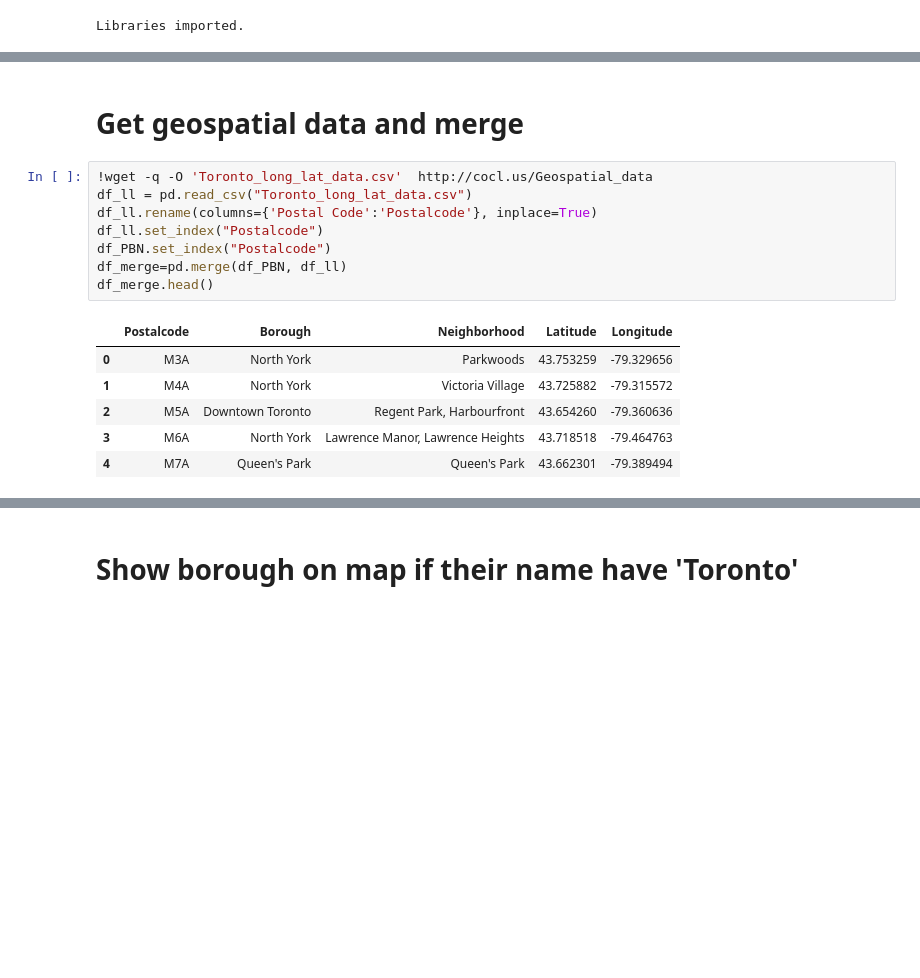
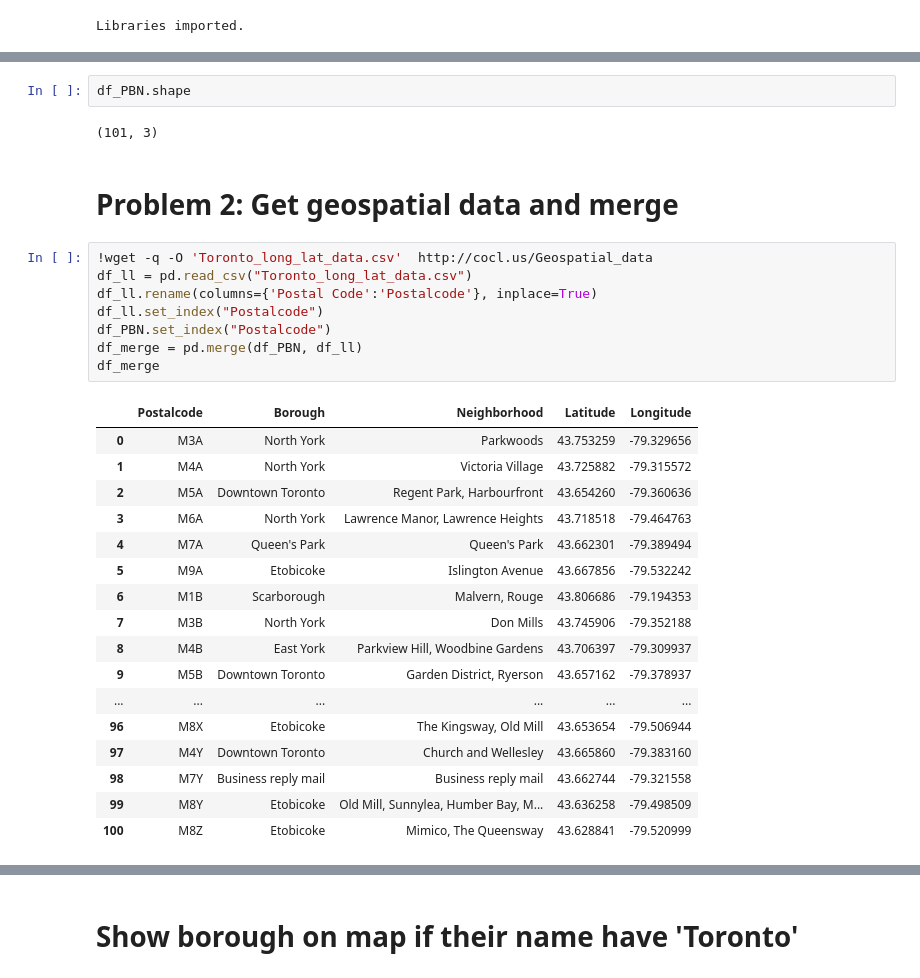
Before and after one commit to Napoleon0sam/Coursera_Capstone, a Jupyter notebook: Segmenting and Clustering Neighborhoods in Toronto.ipynb, the cells around one changed output, grey strips where cells are left out. Drawn from its saved outputs; the diff is of its cells as text; blank space fills up the shorter version.

```diff
--- a/Segmenting and Clustering Neighborhoods in Toronto.ipynb
+++ b/Segmenting and Clustering Neighborhoods in Toronto.ipynb
@@ -104,18 +96,33 @@ df_PBN.head(5)
+# %%
+df_PBN.shape
+# %% [output]
+(101, 3)
 # %% [markdown]
-# Get geospatial data and merge
+# Problem 2: Get geospatial data and merge
 # %%
 !wget -q -O 'Toronto_long_lat_data.csv'  http://cocl.us/Geospatial_data
 df_ll = pd.read_csv("Toronto_long_lat_data.csv")
 df_ll.rename(columns={'Postal Code':'Postalcode'}, inplace=True)
 df_ll.set_index("Postalcode")
 df_PBN.set_index("Postalcode")
-df_merge=pd.merge(df_PBN, df_ll)
-df_merge.head()
+df_merge = pd.merge(df_PBN, df_ll)
+df_merge
 # %% [output]
 |  | Postalcode | Borough | Neighborhood | Latitude | Longitude |
 | 0 | M3A | North York | Parkwoods | 43.753259 | -79.329656 |
 | 1 | M4A | North York | Victoria Village | 43.725882 | -79.315572 |
 | 2 | M5A | Downtown Toronto | Regent Park, Harbourfront | 43.654260 | -79.360636 |
 | 3 | M6A | North York | Lawrence Manor, Lawrence Heights | 43.718518 | -79.464763 |
 | 4 | M7A | Queen's Park | Queen's Park | 43.662301 | -79.389494 |
+| 5 | M9A | Etobicoke | Islington Avenue | 43.667856 | -79.532242 |
+| 6 | M1B | Scarborough | Malvern, Rouge | 43.806686 | -79.194353 |
+| 7 | M3B | North York | Don Mills | 43.745906 | -79.352188 |
+| 8 | M4B | East York | Parkview Hill, Woodbine Gardens | 43.706397 | -79.309937 |
+| 9 | M5B | Downtown Toronto | Garden District, Ryerson | 43.657162 | -79.378937 |
+| ... | ... | ... | ... | ... | ... |
+| 96 | M8X | Etobicoke | The Kingsway, Old Mill | 43.653654 | -79.506944 |
+| 97 | M4Y | Downtown Toronto | Church and Wellesley | 43.665860 | -79.383160 |
+| 98 | M7Y | Business reply mail | Business reply mail | 43.662744 | -79.321558 |
+| 99 | M8Y | Etobicoke | Old Mill, Sunnylea, Humber Bay, M... | 43.636258 | -79.498509 |
+| 100 | M8Z | Etobicoke | Mimico, The Queensway | 43.628841 | -79.520999 |
 # %%
```
Also changed, not shown: parts of 28 cells of this notebook, 3 other files.
